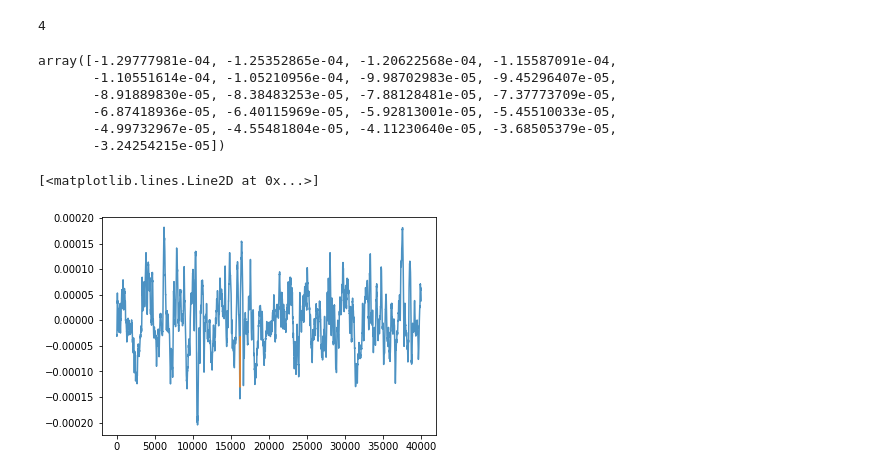
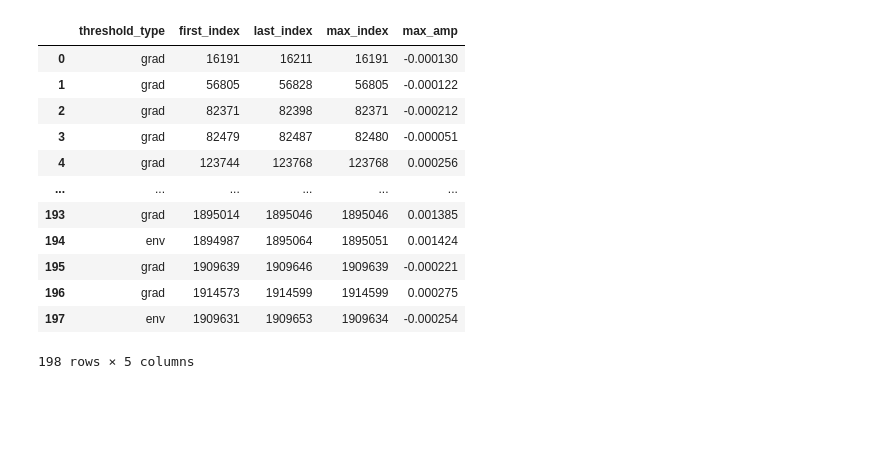
Before and after one commit to The1per/spikes_notebooks, a Jupyter notebook: detector.ipynb, the cells around one changed output. Cells and saved outputs as stored; diff of their text form; code cells hidden in the pictures; blank space fills up the shorter version.

```diff
--- a/detector.ipynb
+++ b/detector.ipynb
@@ -151,6 +163,9 @@ spikes_list
 # %%
-x = [1, 2, 3, 4]
-x[-1]
+if save_csv:
+    spikes_df = pd.DataFrame(spikes_list, columns=['threshold_type', 'first_index', 'last_index', 'max_index', 'max_amp'])
+    spikes_df['duration_sec'] = (spikes_df['last_index'] - spikes_df['first_index']) / sampling_rate
+    spikes_df = spikes_df.astype({"max_index": int})
+    # start index from 1 instead 0
+    spikes_df.index += 1
+    spikes_df.to_csv('C:\\Users\\user\\PycharmProjects\\pythonProject\\results\\402\\402_for_tag_spikes.csv')
-# %% [output]
-4
 # %%
@@ -158,15 +173,16 @@ spike_indexes = np.arange(spikes_list[0][1], spikes_list[0][2] + 1 )
-# %%
-data[spike_indexes]
-# %% [output]
-array([-1.29777981e-04, -1.25352865e-04, -1.20622568e-04, -1.15587091e-04,
-       -1.10551614e-04, -1.05210956e-04, -9.98702983e-05, -9.45296407e-05,
-       -8.91889830e-05, -8.38483253e-05, -7.88128481e-05, -7.37773709e-05,
-       -6.87418936e-05, -6.40115969e-05, -5.92813001e-05, -5.45510033e-05,
-       -4.99732967e-05, -4.55481804e-05, -4.11230640e-05, -3.68505379e-05,
-       -3.24254215e-05])
-# %%
-plt.plot(data, alpha=0.8)
-plt.plot(spike_indexes, data[spike_indexes])
-# %% [output]
-[<matplotlib.lines.Line2D at 0x...>]
-[figure, removed]
+# %%
+new_spikes_df
+# %% [output]
+|  | threshold_type | first_index | last_index | max_index | max_amp |
+| 0 | grad | 16191 | 16211 | 16191 | -0.000130 |
+| 1 | grad | 56805 | 56828 | 56805 | -0.000122 |
+| 2 | grad | 82371 | 82398 | 82371 | -0.000212 |
+| 3 | grad | 82479 | 82487 | 82480 | -0.000051 |
+| 4 | grad | 123744 | 123768 | 123768 | 0.000256 |
+| ... | ... | ... | ... | ... | ... |
+| 193 | grad | 1895014 | 1895046 | 1895046 | 0.001385 |
+| 194 | env | 1894987 | 1895064 | 1895051 | 0.001424 |
+| 195 | grad | 1909639 | 1909646 | 1909639 | -0.000221 |
+| 196 | grad | 1914573 | 1914599 | 1914599 | 0.000275 |
+| 197 | env | 1909631 | 1909653 | 1909634 | -0.000254 |
+198 rows × 5 columns
```
Also changed, not shown: parts of 13 cells of this notebook.
